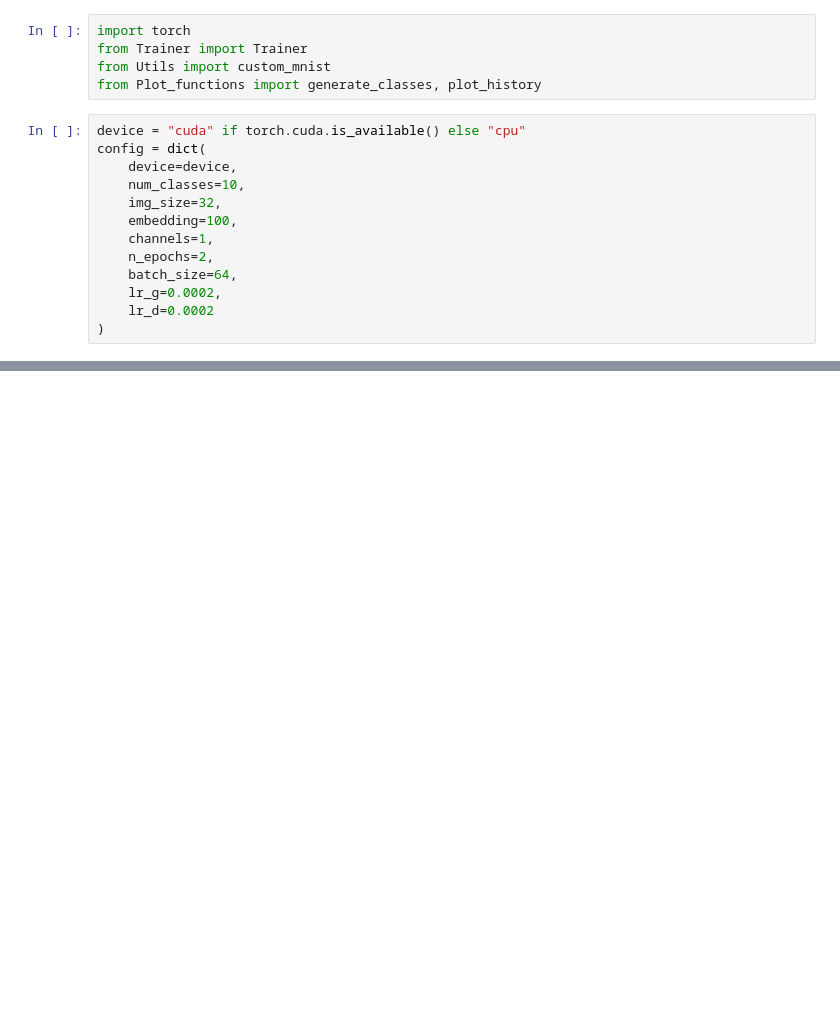
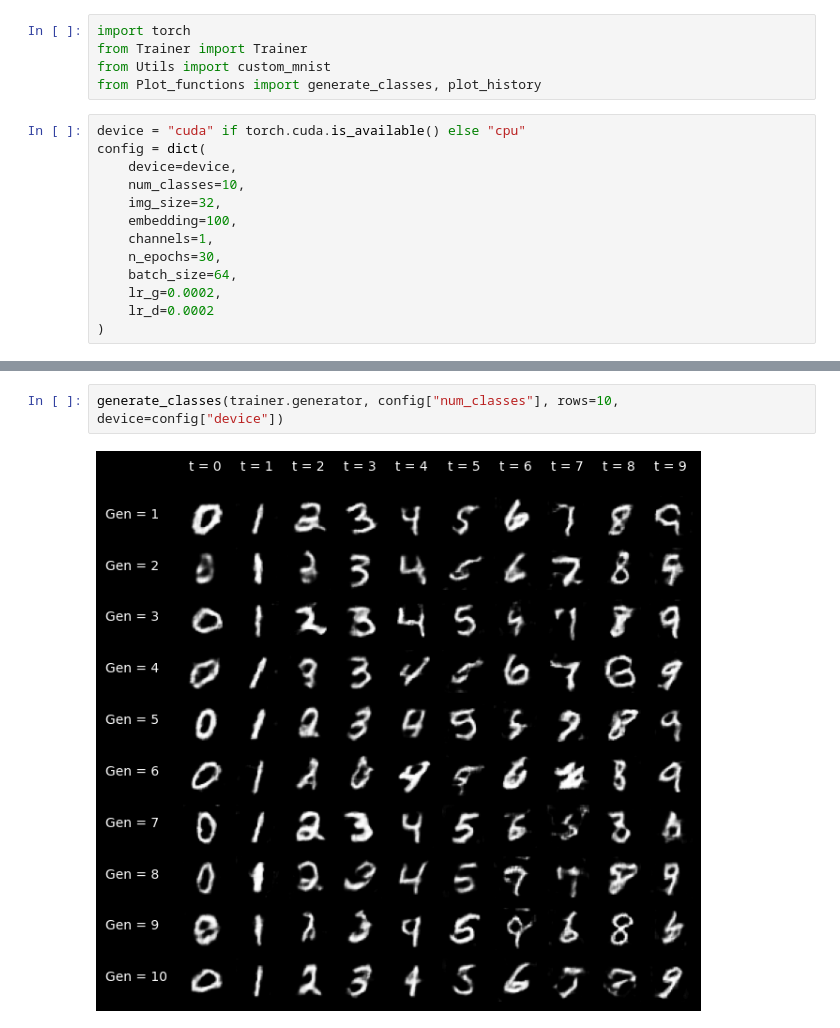
Before and after one commit to jacons/MeRGAN-V2, a Jupyter notebook: notebooks/Replay_alignment.ipynb, the cells around one changed output, grey strips where cells are left out. Saved outputs shown, nothing was run; the diff lists cells and outputs as text; blank space fills up the shorter version.

```diff
--- a/notebooks/Replay_alignment.ipynb
+++ b/notebooks/Replay_alignment.ipynb
@@ -11,7 +26,7 @@ config = dict(
     img_size=32,
     embedding=100,
     channels=1,
-    n_epochs=2,
+    n_epochs=30,
     batch_size=64,
     lr_g=0.0002,
     lr_d=0.0002
@@ -29,0 +72,4 @@ plot_history(history)
+# %%
+generate_classes(trainer.generator, config["num_classes"], rows=10, device=config["device"])
+# %% [output]
+[figure, added]
```
Also changed, not shown: parts of 7 cells of this notebook, 6 other files.
